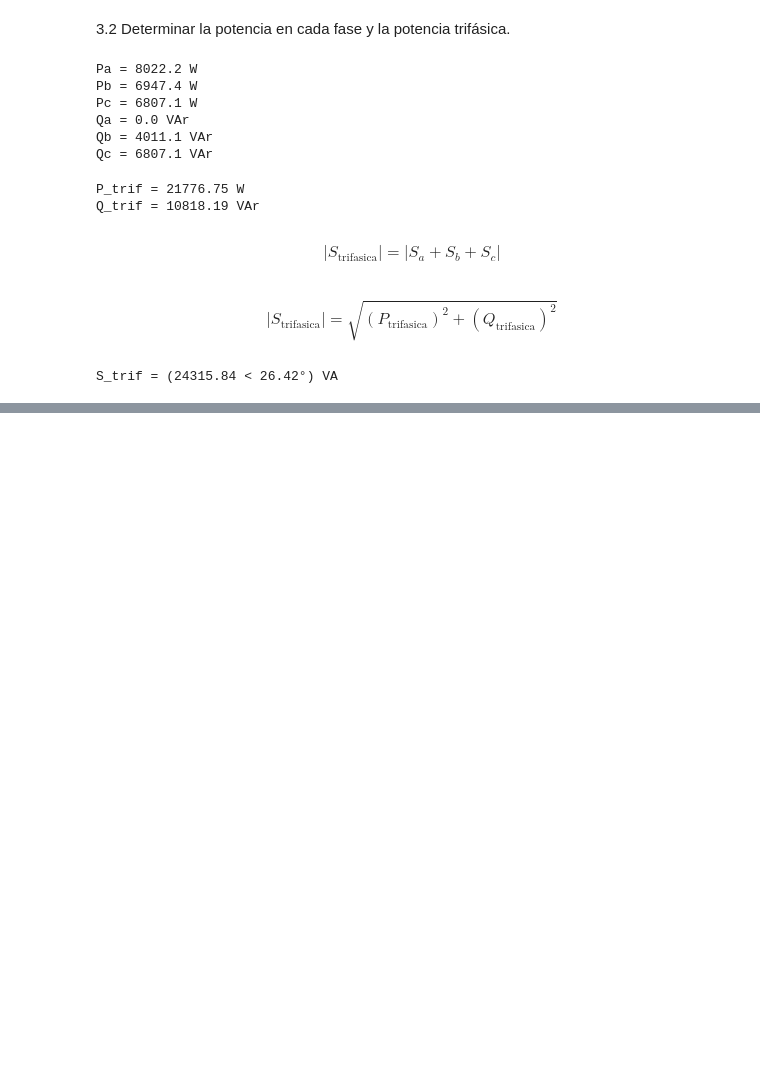
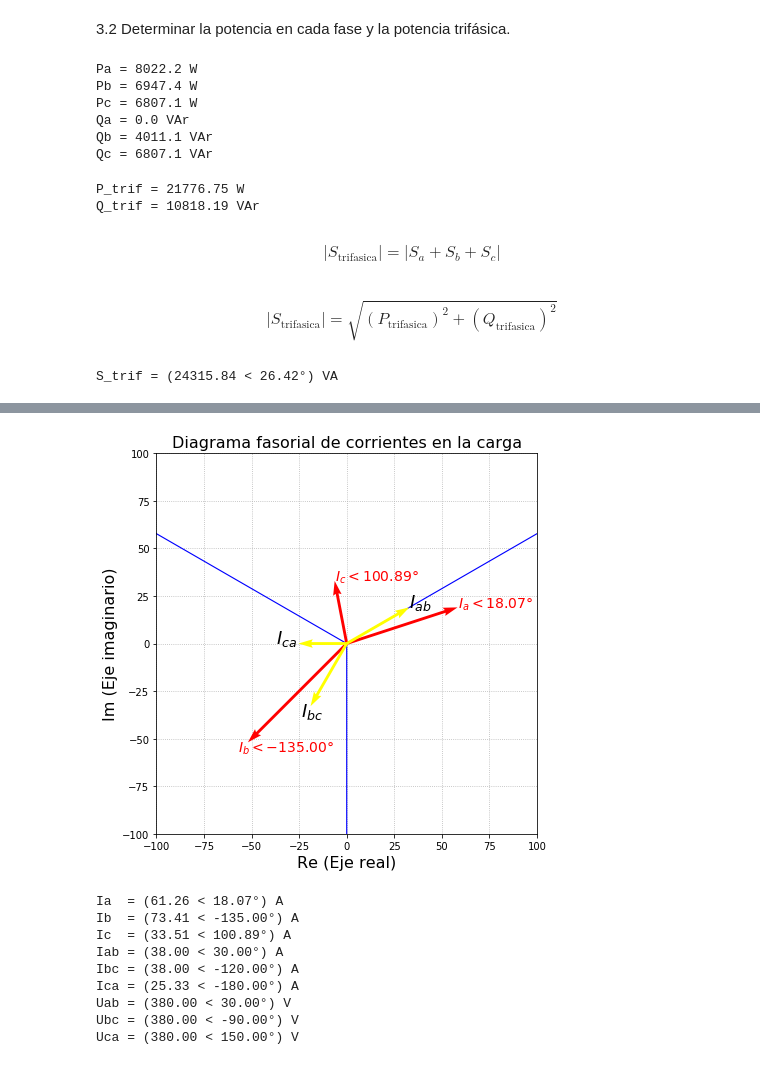
Before and after one commit to daniel-lorenzo/Electrotecnia, a Jupyter notebook: Ejercitacion/TP5.ipynb, the cells around one changed output, grey strips where cells are left out. Saved outputs shown, nothing was run; the diff lists cells and outputs as text; code cells hidden in the pictures; blank space fills up the shorter version.

```diff
--- a/Ejercitacion/TP5.ipynb
+++ b/Ejercitacion/TP5.ipynb
@@ -623,0 +699,5 @@ S_trif = (24315.84 < 26.42°) VA
+# %%
+Uca = cmath.rect(380,np.deg2rad(150))
+Zc = Za
+# %%
+Ica = Uca/Zc
@@ -623,0 +873,3 @@ S_trif = (24315.84 < 26.42°) VA
+# %%
+# Cálculo de Iab, Ibc, Ica
+Iab = Uab/Zab ; Ibc = Ubc/Zbc ; Ica = Uca/Zca
@@ -623,0 +894,10 @@ S_trif = (24315.84 < 26.42°) VA
+# %%
+# Cálculo de Ir, Is, It
+# Nodo a:
+Ir = Iab - Ica
+# Nodo b:
+Is = Ibc - Iab
+# Nodo c:
+It = Ica - Ibc
+
+Ia = Ir ; Ib = Is ; Ic = It
@@ -623,0 +925,50 @@ S_trif = (24315.84 < 26.42°) VA
+# %%
+%matplotlib inline
+plt.figure(figsize=(7,7))
+ax = plt.gca()
+ax.quiver(0,0,Uab.real,Uab.imag,width=0.003,angles='xy',scale_units='xy',scale=1,color='blue')
+ax.quiver(0,0,Ubc.real,Ubc.imag,width=0.003,angles='xy',scale_units='xy',scale=1,color='blue')
+ax.quiver(0,0,Uca.real,Uca.imag,width=0.003,angles='xy',scale_units='xy',scale=1,color='blue')
+ax.quiver(0,0,Ia.real,Ia.imag,angles='xy',scale_units='xy',scale=1,color='red')
+ax.quiver(0,0,Ib.real,Ib.imag,angles='xy',scale_units='xy',scale=1,color='red')
+ax.quiver(0,0,Ic.real,Ic.imag,angles='xy',scale_units='xy',scale=1,color='red')
+ax.quiver(0,0,Iab.real,Iab.imag,angles='xy',scale_units='xy',scale=1,color='yellow')
+ax.quiver(0,0,Ibc.real,Ibc.imag,angles='xy',scale_units='xy',scale=1,color='yellow')
+ax.quiver(0,0,Ica.real,Ica.imag,angles='xy',scale_units='xy',scale=1,color='yellow')
+plt.text(Ia.real, Ia.imag, r'$I_a < %.2f°$'%(np.rad2deg(cmath.phase(Ia))), fontsize=14, color='red')
+plt.text(Ib.real - 5 , Ib.imag - 5, r'$I_b < %.2f$°'%(np.rad2deg(cmath.phase(Ib))), fontsize=14, color='red')
+plt.text(Ic.real, Ic.imag, r'$I_c < %.2f$°'%(np.rad2deg(cmath.phase(Ic))), fontsize=14, color='red')
+plt.text(Iab.real, Iab.imag, r'$I_{ab}$', fontsize=18, fontweight='bold')
+plt.text(Ibc.real - 5 , Ibc.imag - 5, r'$I_{bc}$', fontsize=18, fontweight='bold')
+plt.text(Ica.real - 12, Ica.imag, r'$I_{ca}$', fontsize=18, fontweight='bold')
+#plt.axhline(y=0, xmin=0.5, xmax=1, linestyle="--")
+ax.set_aspect('equal')
+plt.title('Diagrama fasorial de corrientes en la carga', fontsize=16)
+plt.xlabel('Re (Eje real)',  fontsize=16)
+plt.ylabel('Im (Eje imaginario)',  fontsize=16)
+plt.grid(linestyle=":")
+ax.set_axisbelow(True)
+ax.set_xlim([-100,100])
+ax.set_ylim([-100,100])
+#plt.draw()
+plt.show()
+print('Ia  = (%.2f < %.2f°) A'%(abs(Ir), np.rad2deg( cmath.phase(Ir) ) ))
+print('Ib  = (%.2f < %.2f°) A'%(abs(Is), np.rad2deg( cmath.phase(Is) ) ))
+print('Ic  = (%.2f < %.2f°) A'%(abs(It), np.rad2deg( cmath.phase(It) ) ))
+print('Iab = (%.2f < %.2f°) A'%(abs(Iab), np.rad2deg( cmath.phase(Iab) ) ))
+print('Ibc = (%.2f < %.2f°) A'%(abs(Ibc), np.rad2deg( cmath.phase(Ibc) ) ))
+print('Ica = (%.2f < %.2f°) A'%(abs(Ica), np.rad2deg( cmath.phase(Ica) ) ))
+print('Uab = (%.2f < %.2f°) V'%(abs(Uab), np.rad2deg( cmath.phase(Uab) ) ))
+print('Ubc = (%.2f < %.2f°) V'%(abs(Ubc), np.rad2deg( cmath.phase(Ubc) ) ))
+print('Uca = (%.2f < %.2f°) V'%(abs(Uca), np.rad2deg( cmath.phase(Uca) ) ))
+# %% [output]
+[figure, added]
+Ia  = (61.26 < 18.07°) A
+Ib  = (73.41 < -135.00°) A
+Ic  = (33.51 < 100.89°) A
+Iab = (38.00 < 30.00°) A
+Ibc = (38.00 < -120.00°) A
+Ica = (25.33 < -180.00°) A
+Uab = (380.00 < 30.00°) V
+Ubc = (380.00 < -90.00°) V
+Uca = (380.00 < 150.00°) V
```
Also changed, not shown: parts of 90 cells of this notebook, 2 other files.
